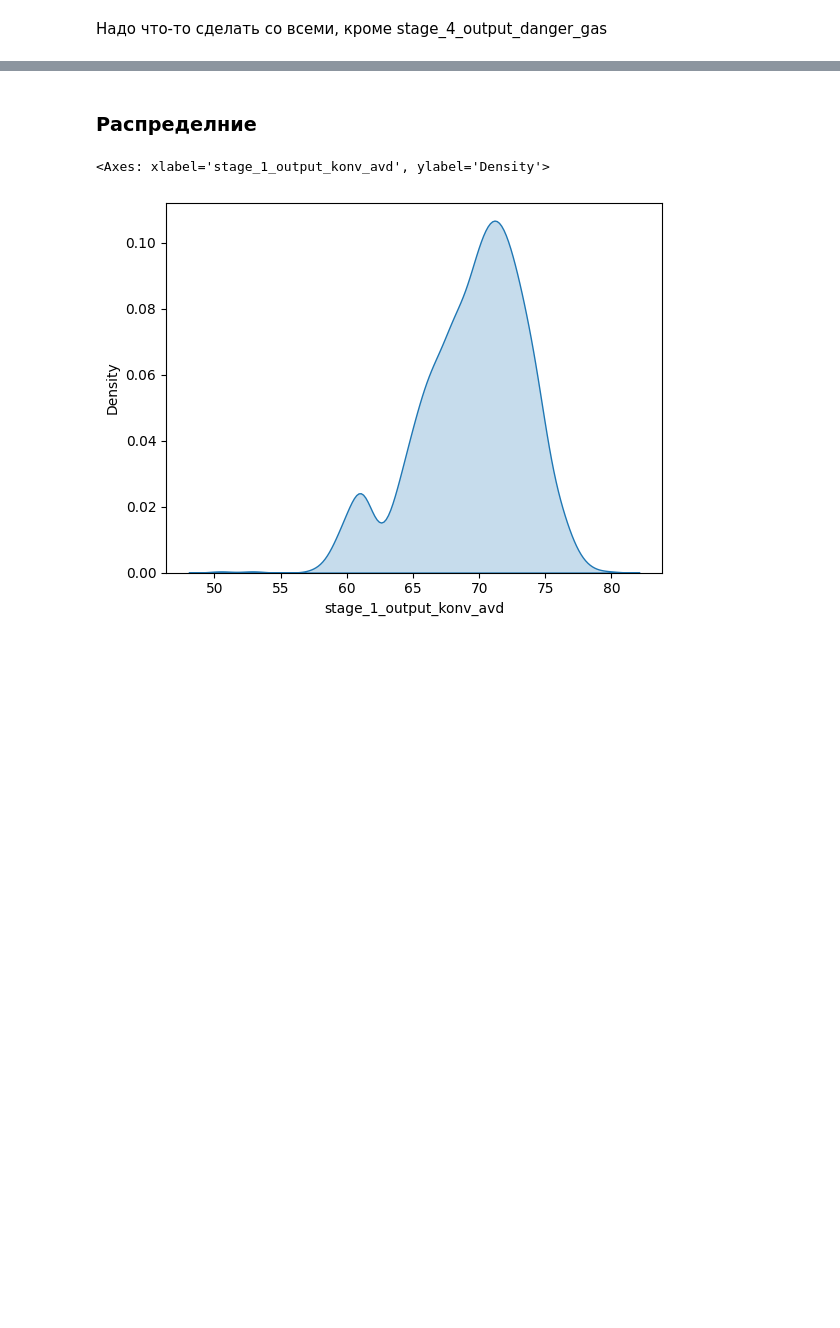
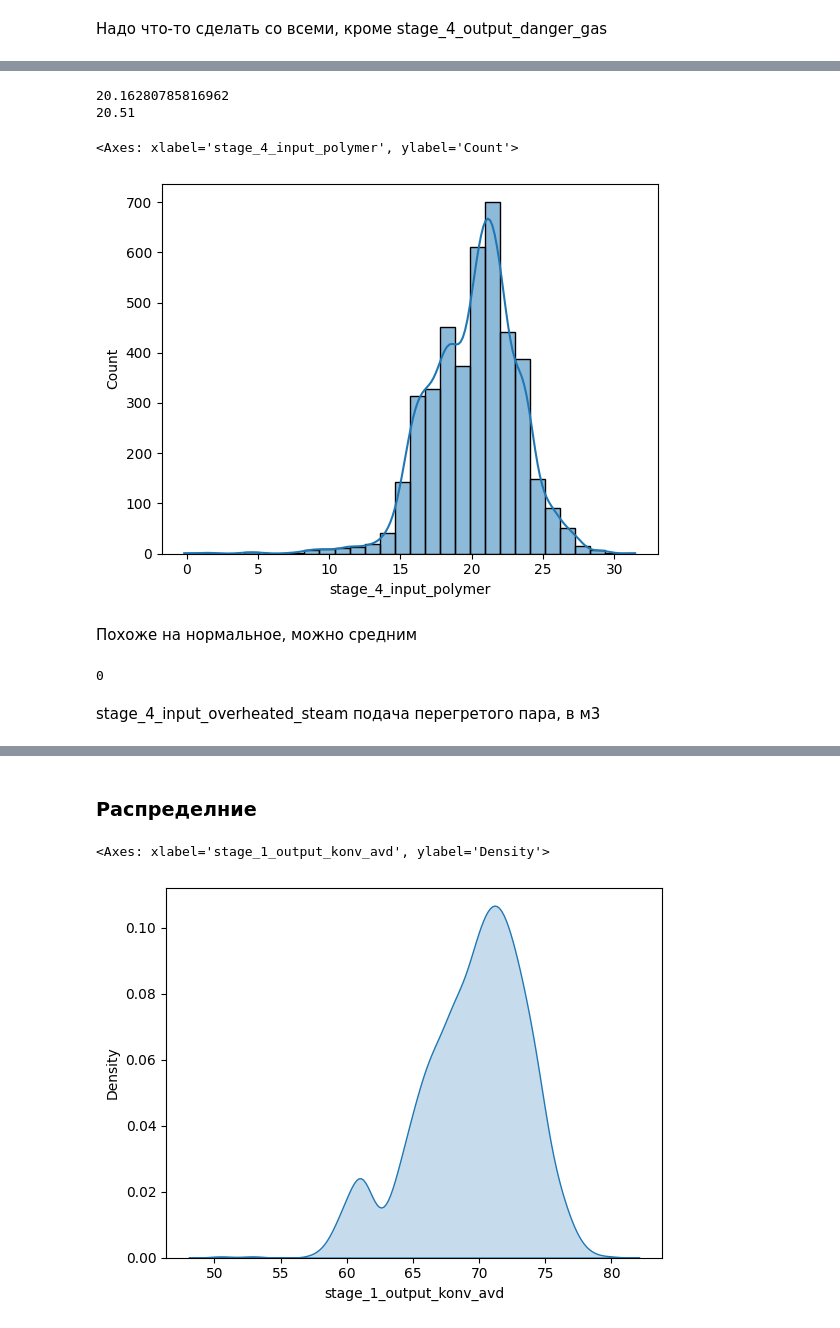
Before and after one commit to nericovich/project, a Jupyter notebook: main.ipynb, the cells around one changed output, grey strips where cells are left out. Saved outputs shown, nothing was run; the diff lists cells and outputs as text; code cells hidden in the pictures; blank space fills up the shorter version.

```diff
--- a/main.ipynb
+++ b/main.ipynb
@@ -71,0 +211,18 @@ dtype: int64
+# %%
+print(df['stage_4_input_polymer'].mean())
+print(df['stage_4_input_polymer'].median())
+sns.histplot(df['stage_4_input_polymer'], kde=True, bins=30)
+# %% [output]
+20.16280785816962
+20.51
+<Axes: xlabel='stage_4_input_polymer', ylabel='Count'>
+[figure, added]
+# %% [markdown]
+Похоже на нормальное, можно средним
+# %%
+df['stage_4_input_polymer'] = df['stage_4_input_polymer'].fillna(df['stage_4_input_polymer'].mean())
+df['stage_4_input_polymer'].isna().sum()
+# %% [output]
+0
+# %% [markdown]
+stage_4_input_overheated_steam подача перегретого пара, в м3
```
Also changed, not shown: parts of 30 cells of this notebook.
